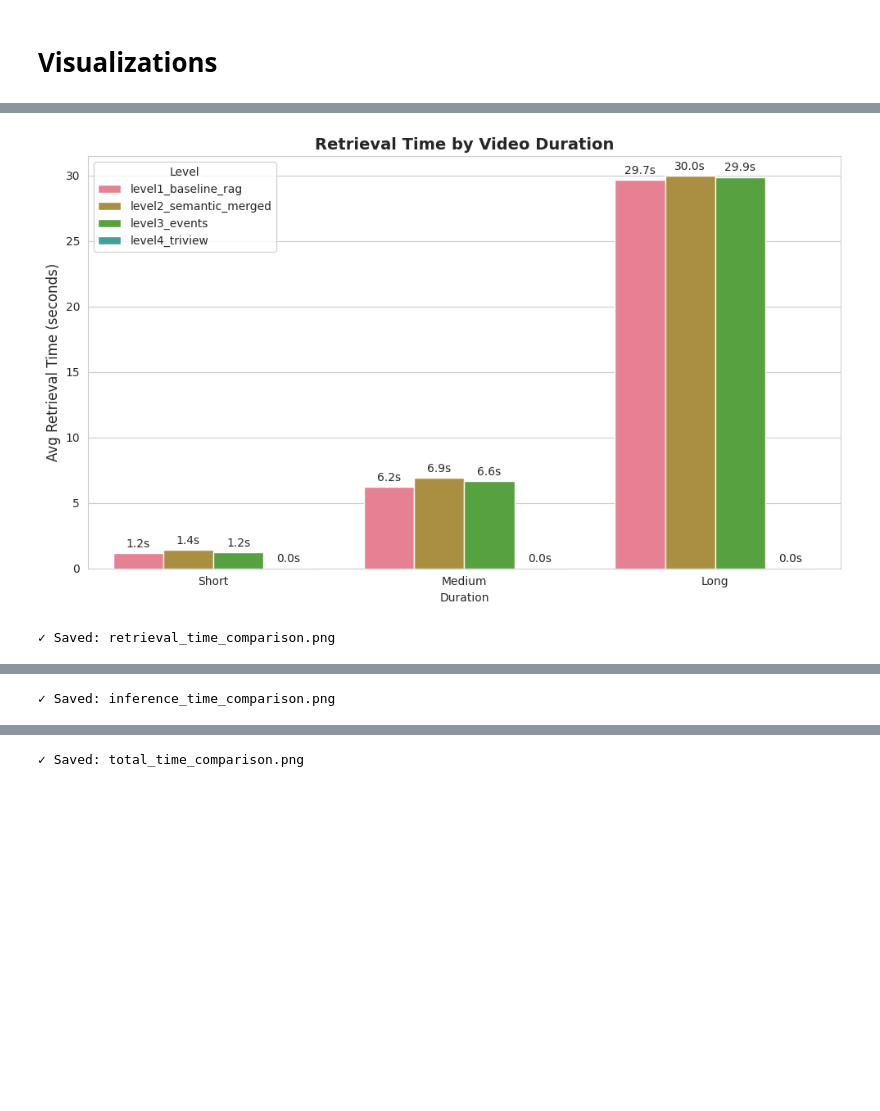
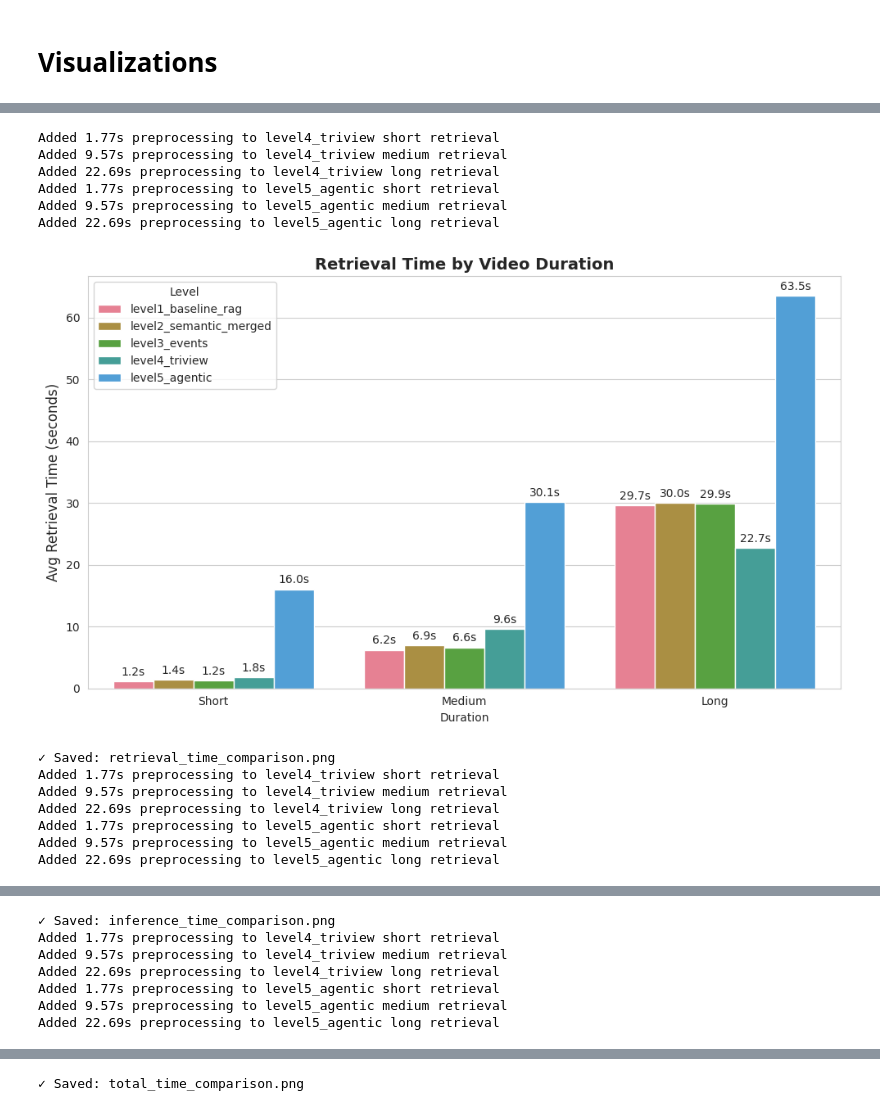
Before and after one commit to bkennedy13/vlm-context-engineering, a Jupyter notebook: analyze_results.ipynb, the cells around one changed output, grey strips where cells are left out. Drawn from its saved outputs; the diff is of its cells as text; code cells hidden in the pictures; blank space fills up the shorter version.

Commit message:
update visualizations

```diff
--- a/analyze_results.ipynb
+++ b/analyze_results.ipynb
@@ -18,7 +18,7 @@ available_levels = []
 level_data = {}
 
 # Try to load each level
-for level_file in ['level1_baseline_rag.json', 'level2_semantic_merged.json', 'level3_events.json', 'level4_triview.json']:
+for level_file in ['level1_baseline_rag.json', 'level2_semantic_merged.json', 'level3_events.json', 'level4_triview.json', 'level5_agentic_1.json']:
     if (results_dir / level_file).exists():
         with open(results_dir / level_file, 'r') as f:
             data = json.load(f)
@@ -156,26 +177,32 @@ def get_duration_times(data, duration):
     """Get avg times for a duration, computing from results if needed"""
     # Check if pre-computed stats exist
     if 'avg_retrieval_time' in data['duration_stats'][duration]:
-        return {
+        times = {
             'retrieval': data['duration_stats'][duration]['avg_retrieval_time'],
             'inference': data['duration_stats'][duration]['avg_inference_time']
         }
+    else:
+        # Otherwise compute from results
+        results = [r for r in data['results'] if r['duration'] == duration]
+        if not results:
+            return {'retrieval': 0, 'inference': 0}
 
-    #for triview level, get retrieval time from data/triview_cache/build_summary.json
-    if data['level'] == 'level4_triview':
-        build_summary_path = Path('data/triview_cache/build_summary.json')
+        times = {
+            'retrieval': np.mean([r['retrieval_time'] for r in results]),
+            'inference': np.mean([r['inference_time'] for r in results])
+        }
 
+    # Add preprocessing time to retrieval for level 4 and 5
+    if data['level'] in ['level4_triview', 'level5_agentic']:
+        preprocessing_path = Path('data/triview_cache/preprocessing_times.json')
+        if preprocessing_path.exists():
+            with open(preprocessing_path, 'r') as f:
+                prep_data = json.load(f)
+                preprocessing_time = prep_data['summary'][duration]['avg_time']
+                times['retrieval'] += preprocessing_time
+                print(f"Added {preprocessing_time:.2f}s preprocessing to {data['level']} {duration} retrieval")
 
-    # Otherwise compute from results
-    results = [r for r in data['results'] if r['duration'] == duration]
-    if not results:
-        return {'retrieval': 0, 'inference': 0}
-
-    return {
-        'retrieval': np.mean([r['retrieval_time'] for r in results]),
-        'inference': np.mean([r['inference_time'] for r in results])
-    }
-
+    return times
 # 2a. Retrieval Time by Duration
 fig, ax = plt.subplots(figsize=(10, 6))
 
@@ -247,32 +274,44 @@ total_rows = []
 for level_name, data in level_data.items():
     for duration in ['short', 'medium', 'long']:
         times = get_duration_times(data, duration)
         total_time = times['retrieval'] + times['inference']
         total_rows.append({
             'Level': level_name,
             'Duration': duration.capitalize(),
             'Time (s)': total_time
         })
 
 df_total = pd.DataFrame(total_rows)
 df_total['Duration'] = pd.Categorical(df_total['Duration'],
                                       categories=['Short', 'Medium', 'Long'],
                                       ordered=True)
 
 sns.barplot(data=df_total, x='Duration', y='Time (s)', hue='Level', ax=ax)
 ax.set_title('Total Time per Question (Retrieval + Inference)',
              fontsize=14, fontweight='bold')
 ax.set_ylabel('Avg Total Time (seconds)', fontsize=12)
 
 # Add value labels
 for container in ax.containers:
     ax.bar_label(container, fmt='%.1fs', padding=3)
 
 plt.tight_layout()
 # plt.savefig('results/total_time_comparison.png', dpi=150, bbox_inches='tight')
 plt.show()
 
 print("✓ Saved: total_time_comparison.png")
 # %% [output]
+Added 1.77s preprocessing to level4_triview short retrieval
+Added 9.57s preprocessing to level4_triview medium retrieval
+Added 22.69s preprocessing to level4_triview long retrieval
+Added 1.77s preprocessing to level5_agentic short retrieval
+Added 9.57s preprocessing to level5_agentic medium retrieval
+Added 22.69s preprocessing to level5_agentic long retrieval
-[figure, old version]
+[figure, new version]
-✓ Saved: retrieval_time_comparison.png
+✓ Saved: retrieval_time_comparison.png
+Added 1.77s preprocessing to level4_triview short retrieval
+Added 9.57s preprocessing to level4_triview medium retrieval
+Added 22.69s preprocessing to level4_triview long retrieval
+Added 1.77s preprocessing to level5_agentic short retrieval
+Added 9.57s preprocessing to level5_agentic medium retrieval
+Added 22.69s preprocessing to level5_agentic long retrieval
@@ -280 +319,7 @@ print("✓ Saved: total_time_comparison.png")
-✓ Saved: inference_time_comparison.png
+✓ Saved: inference_time_comparison.png
+Added 1.77s preprocessing to level4_triview short retrieval
+Added 9.57s preprocessing to level4_triview medium retrieval
+Added 22.69s preprocessing to level4_triview long retrieval
+Added 1.77s preprocessing to level5_agentic short retrieval
+Added 9.57s preprocessing to level5_agentic medium retrieval
+Added 22.69s preprocessing to level5_agentic long retrieval
@@ -282,4 +327,4 @@ print("✓ Saved: total_time_comparison.png")
-✓ Saved: total_time_comparison.png
+✓ Saved: total_time_comparison.png
 # %%
 # %% 5. SUMMARY TABLE
 
```
Also changed, not shown: parts of 5 cells of this notebook, 6 other files.
